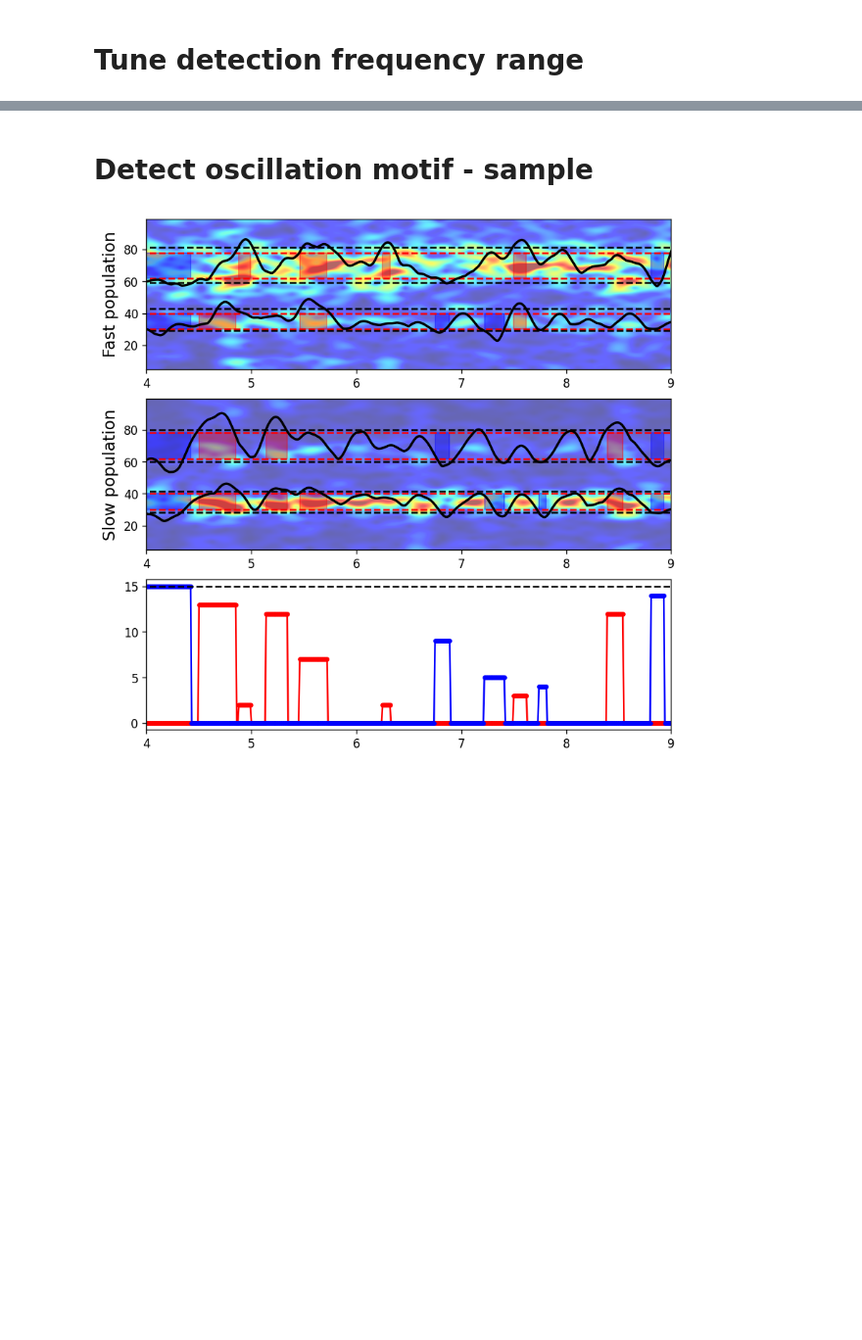
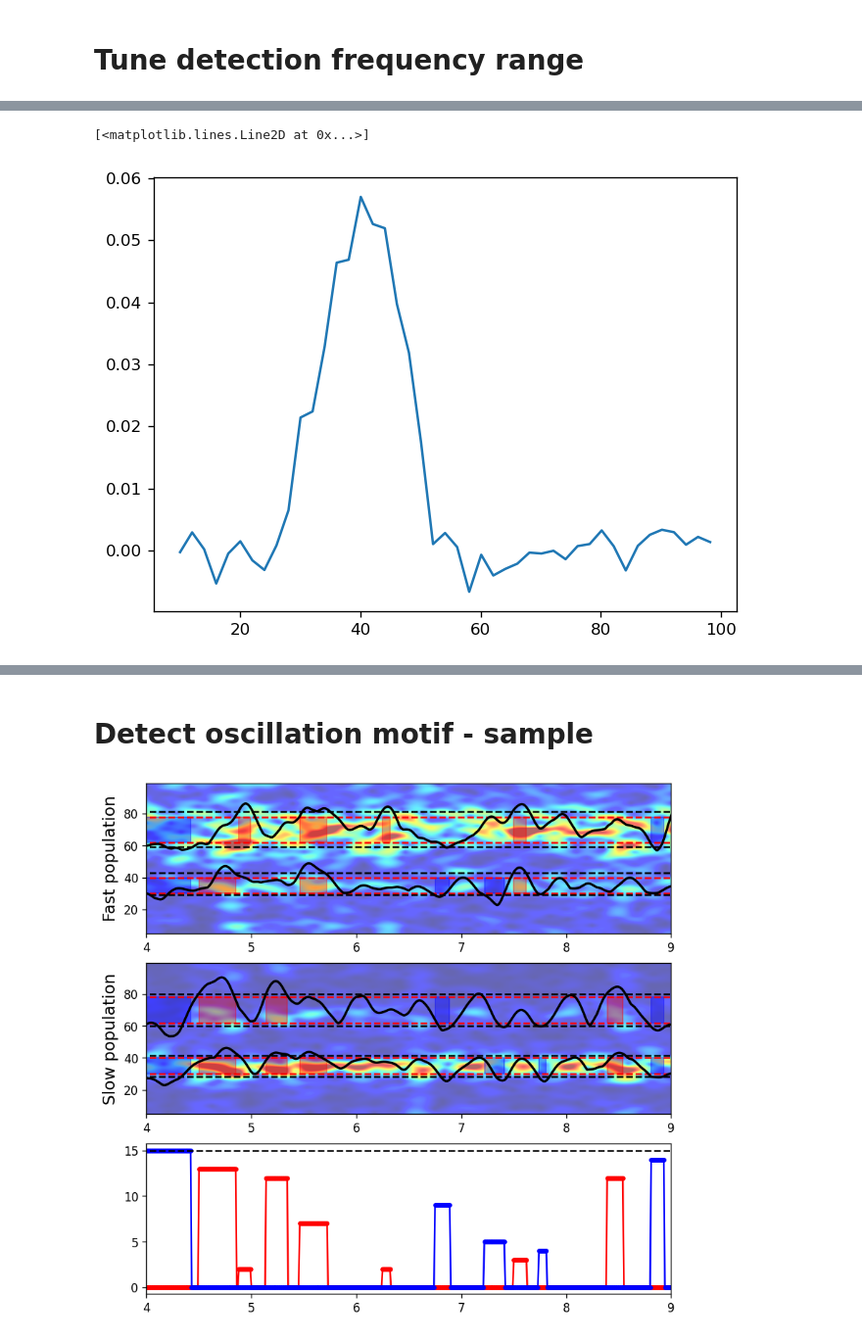
Before and after one commit to jyKim-97/hh_neuralnet, a Jupyter notebook: information_routing/detect_oscillation_motif.ipynb, the cells around one changed output, grey strips where cells are left out. Shown at 98% size. Saved outputs shown, nothing was run; the diff lists cells and outputs as text; code cells hidden in the pictures; blank space fills up the shorter version.

```diff
--- a/information_routing/detect_oscillation_motif.ipynb
+++ b/information_routing/detect_oscillation_motif.ipynb
@@ -76,0 +142,22 @@ plt.show()
+# %%
+winfo = utils.load_pickle("./data/osc_motif_mfast/motif_info_%d.pkl"%(cid))["winfo"]
+
+nt_prv = -1
+
+yf = []
+for nt, tl in tqdm(winfo[2][:100]):
+    if nt != nt_prv:
+        detail_data = summary_obj.load_detail(cid-1, nt)
+        psd_set, fpsd, tpsd = od.compute_stfft_all(detail_data, frange=(10, 100), mbin_t=0.01, wbin_t=0.5, srate=srate)
+        m = psd_set[1].mean(axis=1, keepdims=True)
+        nt_prv = nt
+
+    idt = (tpsd >= tl[0]) & (tpsd <= tl[1])
+    yf.append(psd_set[1][:,idt]-m)
+
+yf_cat = np.hstack(yf)
+# %%
+plt.plot(fpsd, yf_cat.mean(axis=1))
+# %% [output]
+[<matplotlib.lines.Line2D at 0x...>]
+[figure, added]
```
Also changed, not shown: parts of 16 cells of this notebook, 5 other files.
